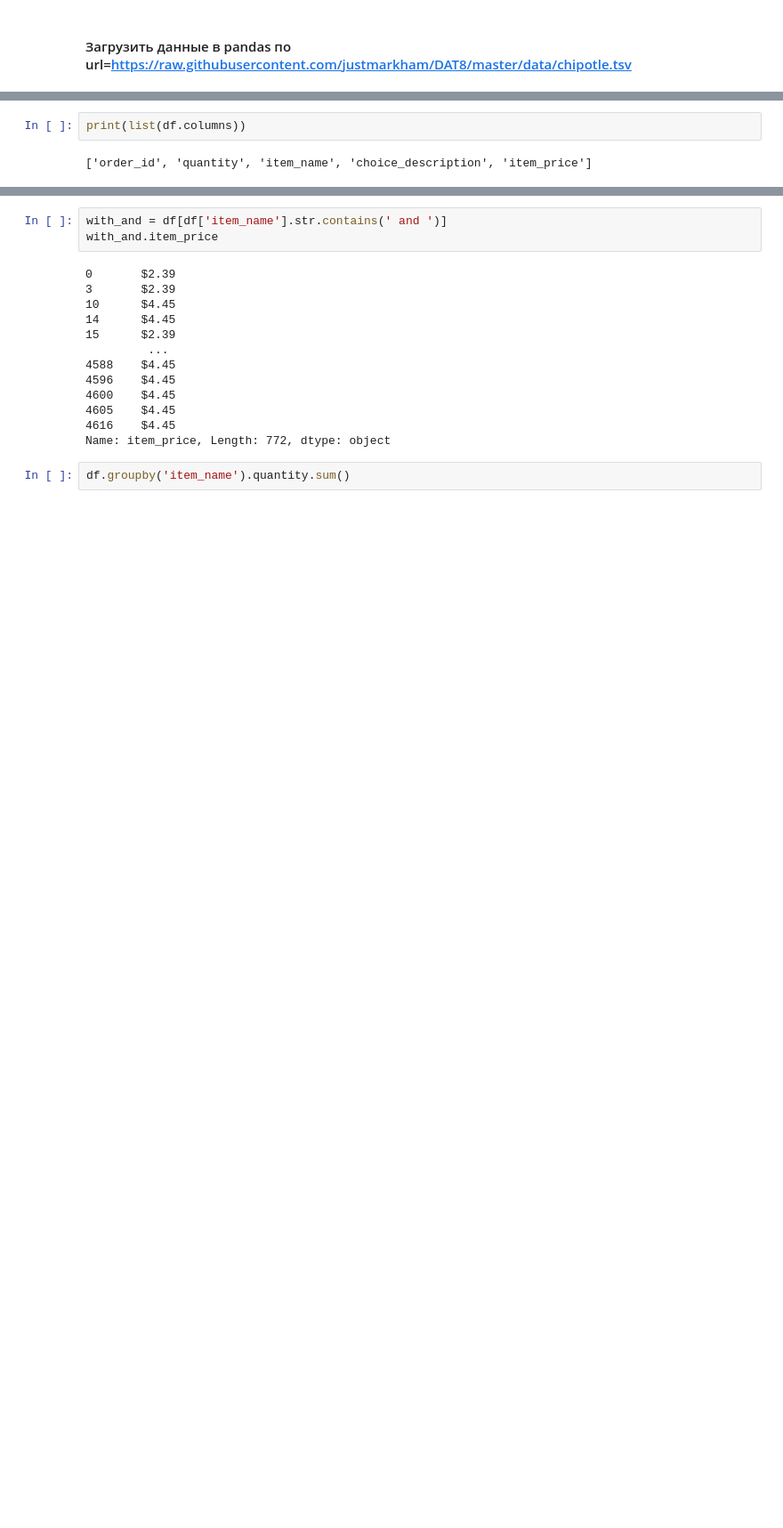
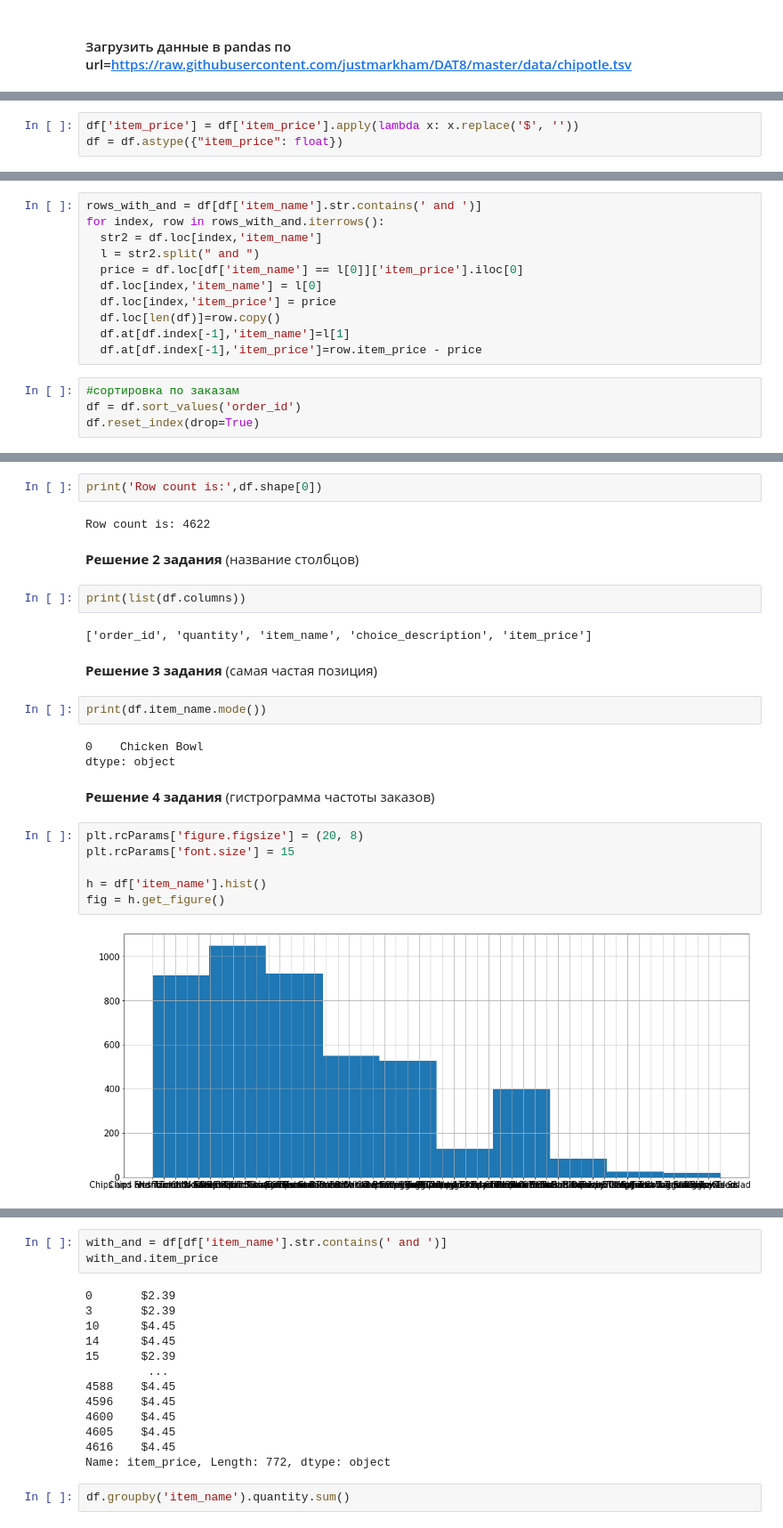
Before and after one commit to Blinova-Olga/intelligent-systems-HW1, a Jupyter notebook: Pandas&DimensionalityReduction.ipynb, the cells around one changed output, grey strips where cells are left out. Shown at 89% size. Saved outputs shown, nothing was run; the diff lists cells and outputs as text; blank space fills up the shorter version.

```diff
--- a/Pandas&DimensionalityReduction.ipynb
+++ b/Pandas&DimensionalityReduction.ipynb
@@ -13,0 +29,3 @@ Row count is: 4622
+# %%
+df['item_price'] = df['item_price'].apply(lambda x: x.replace('$', ''))
+df = df.astype({"item_price": float})
@@ -13,0 +63,15 @@ Row count is: 4622
+# %%
+rows_with_and = df[df['item_name'].str.contains(' and ')]
+for index, row in rows_with_and.iterrows():
+  str2 = df.loc[index,'item_name']
+  l = str2.split(" and ")
+  price = df.loc[df['item_name'] == l[0]]['item_price'].iloc[0]
+  df.loc[index,'item_name'] = l[0]
+  df.loc[index,'item_price'] = price
+  df.loc[len(df)]=row.copy()
+  df.at[df.index[-1],'item_name']=l[1]
+  df.at[df.index[-1],'item_price']=row.item_price - price
+# %%
+#сортировка по заказам
+df = df.sort_values('order_id')
+df.reset_index(drop=True)
@@ -14,4 +94,27 @@ Row count is: 4622
+# %%
+print('Row count is:',df.shape[0])
+# %% [output]
+Row count is: 4622
+# %% [markdown]
+**Решение 2 задания** (название столбцов)
 # %%
 print(list(df.columns))
 # %% [output]
 ['order_id', 'quantity', 'item_name', 'choice_description', 'item_price']
+# %% [markdown]
+**Решение 3 задания** (самая частая позиция)
+# %%
+print(df.item_name.mode())
+# %% [output]
+0    Chicken Bowl
+dtype: object
+# %% [markdown]
+**Решение 4 задания** (гистрограмма частоты заказов)
+# %%
+plt.rcParams['figure.figsize'] = (20, 8)
+plt.rcParams['font.size'] = 15
+
+h = df['item_name'].hist()
+fig = h.get_figure()
+# %% [output]
+[figure, added]
```
Also changed, not shown: parts of 11 cells of this notebook.
